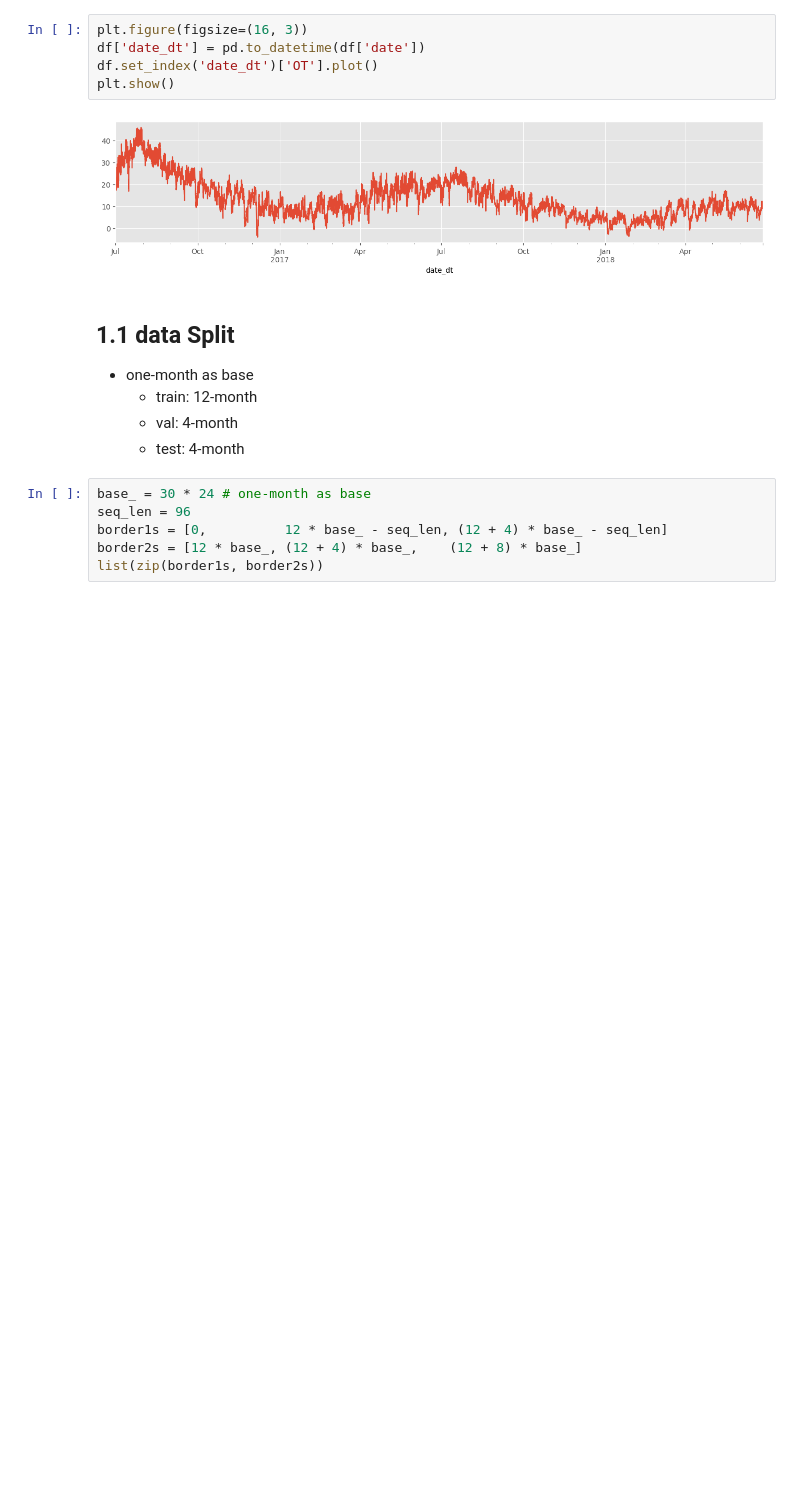
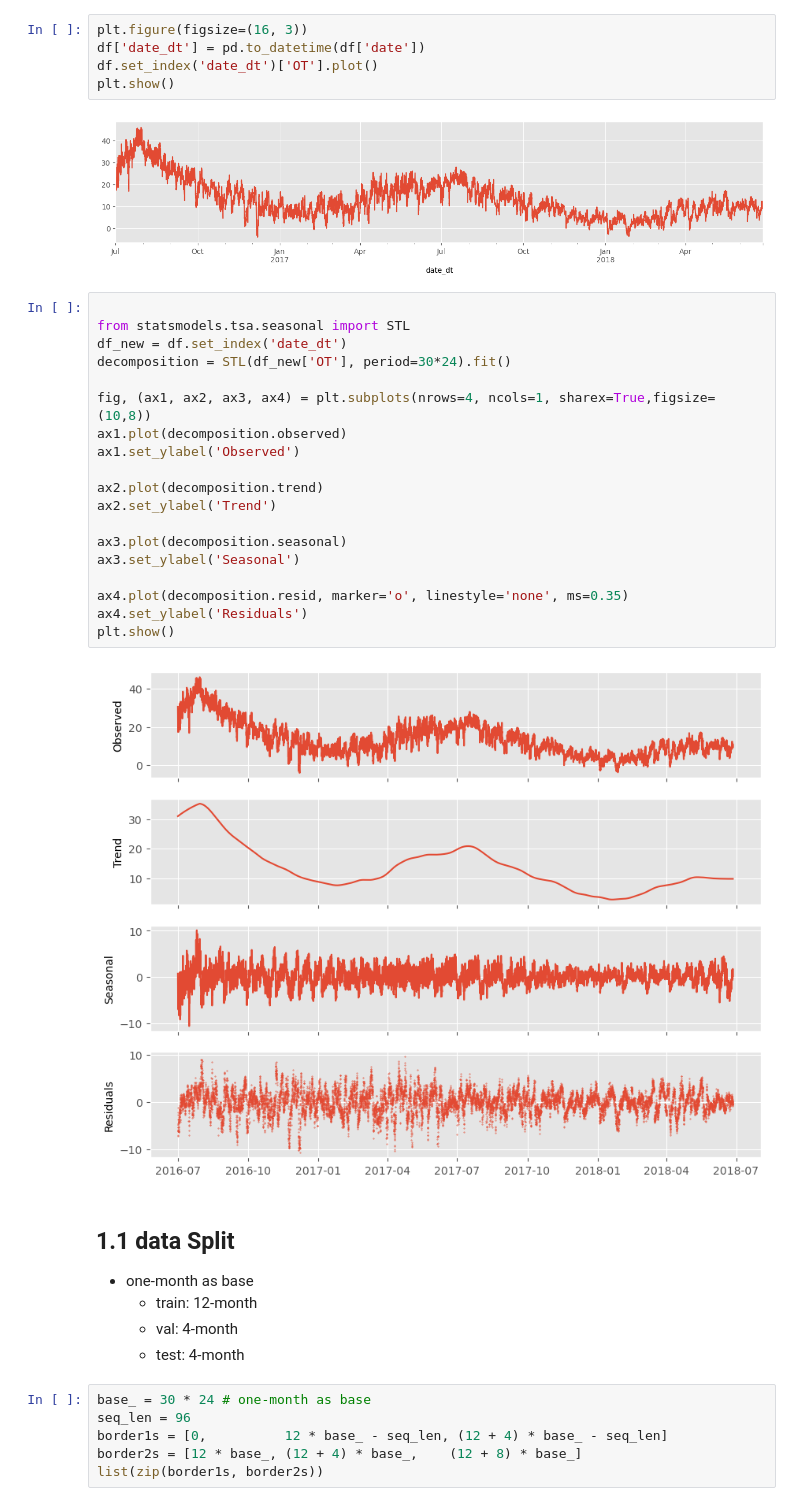
Before and after one commit to scchy/PaperWithCode-burningGPU, a Jupyter notebook: TimesNet/timesNet_prime_stepByStep.ipynb, the cells around one changed output. Drawn from its saved outputs; the diff is of its cells as text; blank space fills up the shorter version.

```diff
--- a/TimesNet/timesNet_prime_stepByStep.ipynb
+++ b/TimesNet/timesNet_prime_stepByStep.ipynb
@@ -49,6 +49,27 @@ df.set_index('date_dt')['OT'].plot()
 plt.show()
 # %% [output]
 [figure]
+# %%
+
+from statsmodels.tsa.seasonal import STL
+df_new = df.set_index('date_dt')
+decomposition = STL(df_new['OT'], period=30*24).fit()
+
+fig, (ax1, ax2, ax3, ax4) = plt.subplots(nrows=4, ncols=1, sharex=True,figsize=(10,8))
+ax1.plot(decomposition.observed)
+ax1.set_ylabel('Observed')
+
+ax2.plot(decomposition.trend)
+ax2.set_ylabel('Trend')
+
+ax3.plot(decomposition.seasonal)
+ax3.set_ylabel('Seasonal')
+
+ax4.plot(decomposition.resid, marker='o', linestyle='none', ms=0.35)
+ax4.set_ylabel('Residuals')
+plt.show()
+# %% [output]
+[figure, added]
 # %% [markdown]
 ## 1.1 data Split
 
```
Also changed, not shown: parts of 22 cells of this notebook, 2 other files.
